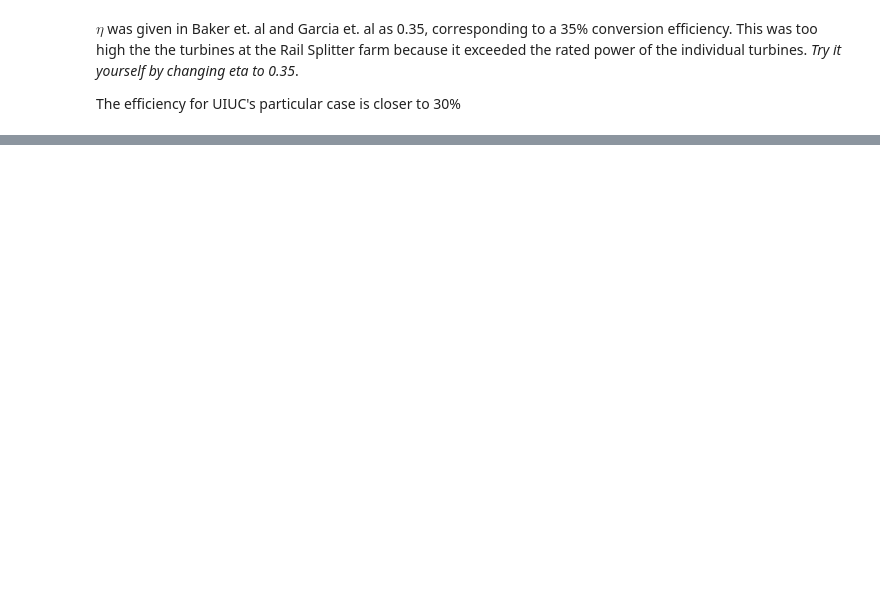
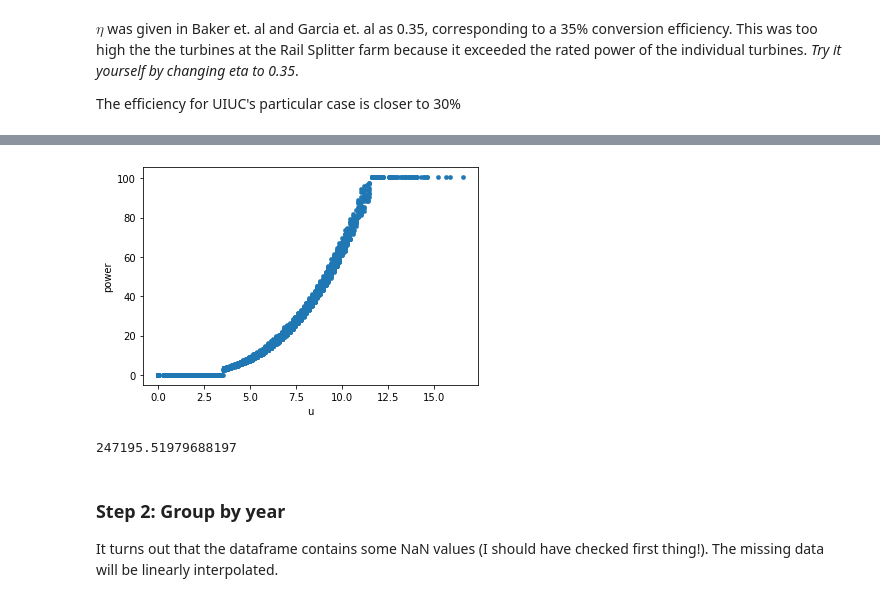
Before and after one commit to arfc/pride, a Jupyter notebook: data_processing/wind_power.ipynb, the cells around one changed output, grey strips where cells are left out. Drawn from its saved outputs; the diff is of its cells as text; code cells hidden in the pictures; blank space fills up the shorter version.

```diff
--- a/data_processing/wind_power.ipynb
+++ b/data_processing/wind_power.ipynb
@@ -293,0 +370,29 @@ df13.plot()
+# %%
+# calculate the power generated
+
+# define constants
+N = 67 # the number of wind turbines
+d = 82.5 # [m]
+u_in = 3.5 # [m/s]
+u_out = 20.0 # [m/s]
+u_ideal = 11.5 # [m/s]
+eta = 0.3 # efficiency
+ppa = 0.086 # the percentage of purchased power.
+pmax = 1.5 # [MW], the rated power for a single turbine
+
+P = lambda U, rho: N*0.5*eta*rho*(U**3)*(np.pi*d**2/4)*1e-6
+
+# calculate all values of power
+power = []
+for i in range(len(lincoln_wind)):
+    U = lincoln_wind.iloc[i]['u']
+    rho = lincoln_wind.iloc[i]['rho']
+    power.append(P(U, rho))
+lincoln_wind['power'] = power
+
+# fix based on cut in and cut out speeds
+zero = (lincoln_wind.u <= u_in) | (lincoln_wind.u >= u_out)
+peak = (lincoln_wind.u > u_ideal) & (lincoln_wind.u < u_out)
+
+lincoln_wind['power'].mask(zero, 0, inplace=True)
+lincoln_wind['power'].mask(peak, N*pmax, inplace=True)
@@ -293,0 +416,13 @@ df13.plot()
+# %%
+lincoln_wind.plot(kind='scatter', x='u', y='power', lw=0.25)
+plt.show()
+# %% [output]
+[figure, added]
+# %%
+lincoln_wind['power'].sum()
+# %% [output]
+247195.51979688197
+# %% [markdown]
+### Step 2: Group by year
+
+It turns out that the dataframe contains some NaN values (I should have checked first thing!). The missing data will be linearly interpolated.
```
Also changed, not shown: parts of 48 cells of this notebook, 1 other file.
